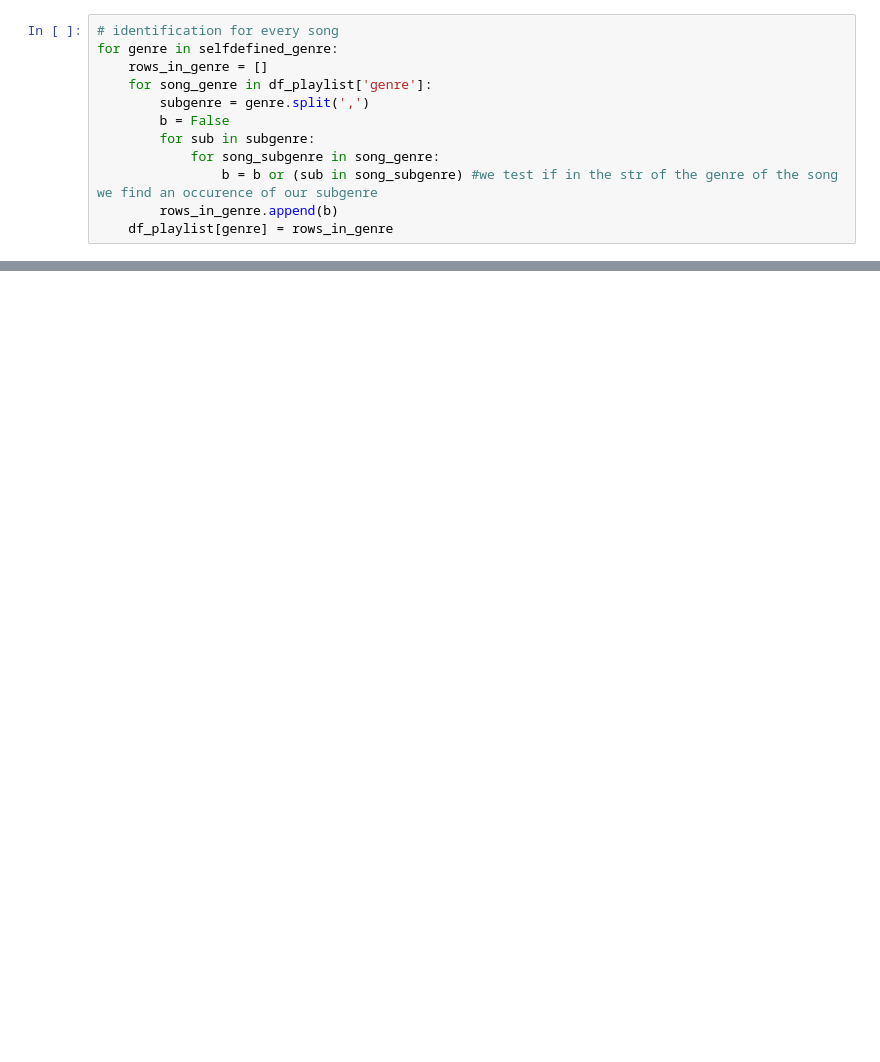
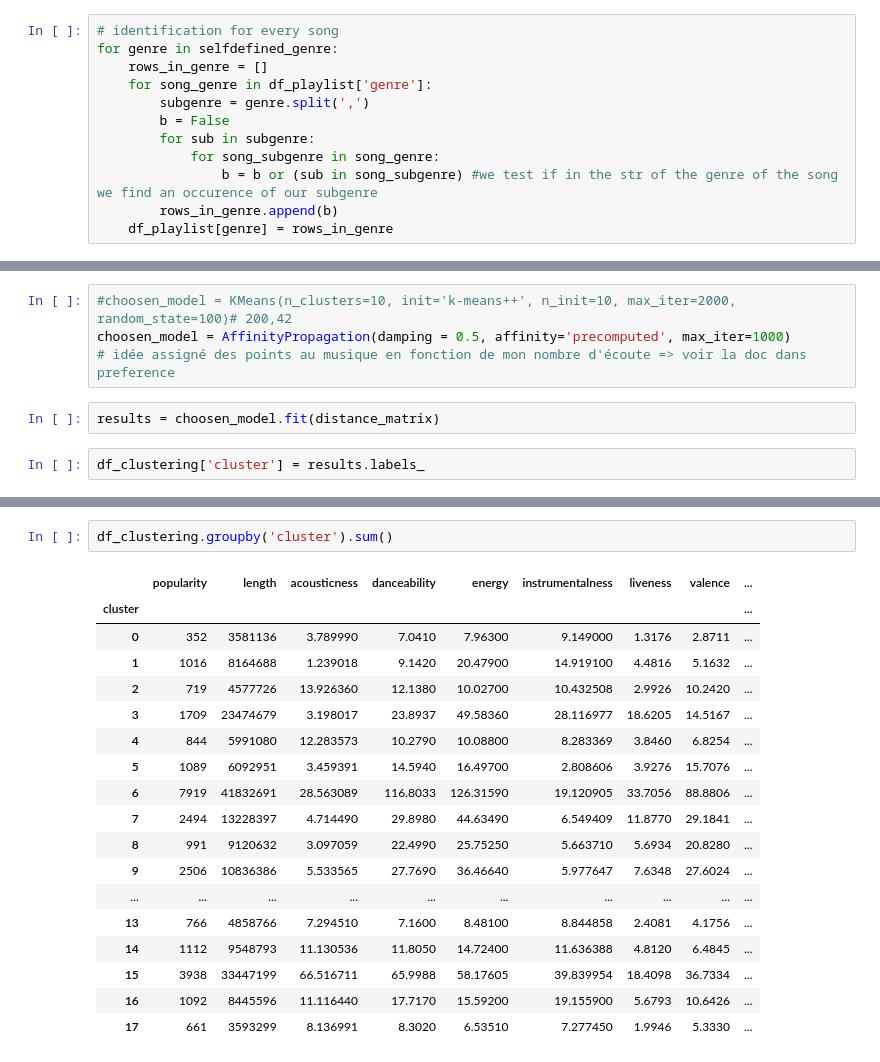
Before and after one commit to LeoMaurice/automated-playlist-making, a Jupyter notebook: example.ipynb, the cells around one changed output, grey strips where cells are left out. Saved outputs shown, nothing was run; the diff lists cells and outputs as text; blank space fills up the shorter version.

```diff
--- a/example.ipynb
+++ b/example.ipynb
@@ -274,0 +531,8 @@ df_playlist.sample(3)
+# %%
+#choosen_model = KMeans(n_clusters=10, init='k-means++', n_init=10, max_iter=2000, random_state=100)# 200,42
+choosen_model = AffinityPropagation(damping = 0.5, affinity='precomputed', max_iter=1000)
+# idée assigné des points au musique en fonction de mon nombre d'écoute => voir la doc dans preference
+# %%
+results = choosen_model.fit(distance_matrix)
+# %%
+df_clustering['cluster'] = results.labels_
@@ -274,0 +563,21 @@ df_playlist.sample(3)
+# %%
+df_clustering.groupby('cluster').sum()
+# %% [output]
+|  | popularity | length | acousticness | danceability | energy | instrumentalness | liveness | valence | ... |
+| cluster |  |  |  |  |  |  |  |  | ... |
+| 0 | 352 | 3581136 | 3.789990 | 7.0410 | 7.96300 | 9.149000 | 1.3176 | 2.8711 | ... |
+| 1 | 1016 | 8164688 | 1.239018 | 9.1420 | 20.47900 | 14.919100 | 4.4816 | 5.1632 | ... |
+| 2 | 719 | 4577726 | 13.926360 | 12.1380 | 10.02700 | 10.432508 | 2.9926 | 10.2420 | ... |
+| 3 | 1709 | 23474679 | 3.198017 | 23.8937 | 49.58360 | 28.116977 | 18.6205 | 14.5167 | ... |
+| 4 | 844 | 5991080 | 12.283573 | 10.2790 | 10.08800 | 8.283369 | 3.8460 | 6.8254 | ... |
+| 5 | 1089 | 6092951 | 3.459391 | 14.5940 | 16.49700 | 2.808606 | 3.9276 | 15.7076 | ... |
+| 6 | 7919 | 41832691 | 28.563089 | 116.8033 | 126.31590 | 19.120905 | 33.7056 | 88.8806 | ... |
+| 7 | 2494 | 13228397 | 4.714490 | 29.8980 | 44.63490 | 6.549409 | 11.8770 | 29.1841 | ... |
+| 8 | 991 | 9120632 | 3.097059 | 22.4990 | 25.75250 | 5.663710 | 5.6934 | 20.8280 | ... |
+| 9 | 2506 | 10836386 | 5.533565 | 27.7690 | 36.46640 | 5.977647 | 7.6348 | 27.6024 | ... |
+| ... | ... | ... | ... | ... | ... | ... | ... | ... | ... |
+| 13 | 766 | 4858766 | 7.294510 | 7.1600 | 8.48100 | 8.844858 | 2.4081 | 4.1756 | ... |
+| 14 | 1112 | 9548793 | 11.130536 | 11.8050 | 14.72400 | 11.636388 | 4.8120 | 6.4845 | ... |
+| 15 | 3938 | 33447199 | 66.516711 | 65.9988 | 58.17605 | 39.839954 | 18.4098 | 36.7334 | ... |
+| 16 | 1092 | 8445596 | 11.116440 | 17.7170 | 15.59200 | 19.155900 | 5.6793 | 10.6426 | ... |
+| 17 | 661 | 3593299 | 8.136991 | 8.3020 | 6.53510 | 7.277450 | 1.9946 | 5.3330 | ... |
```
Also changed, not shown: parts of 45 cells of this notebook.
